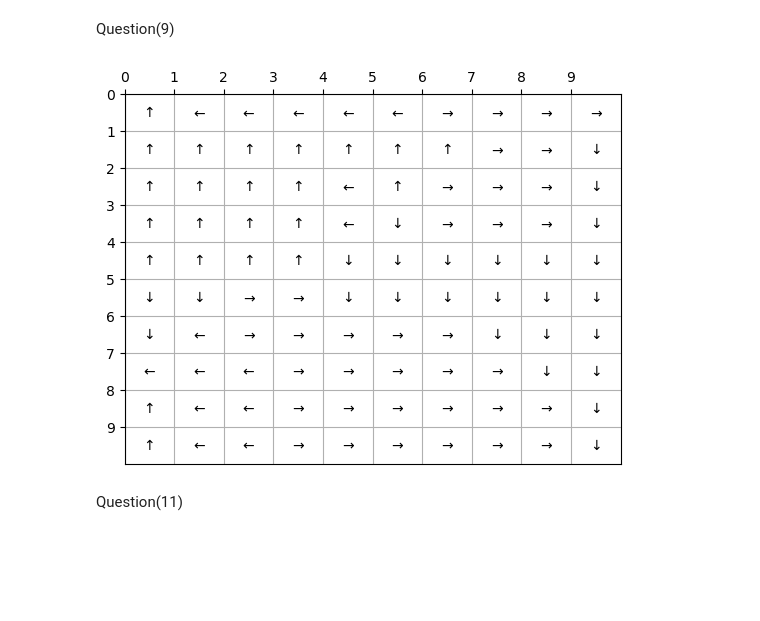
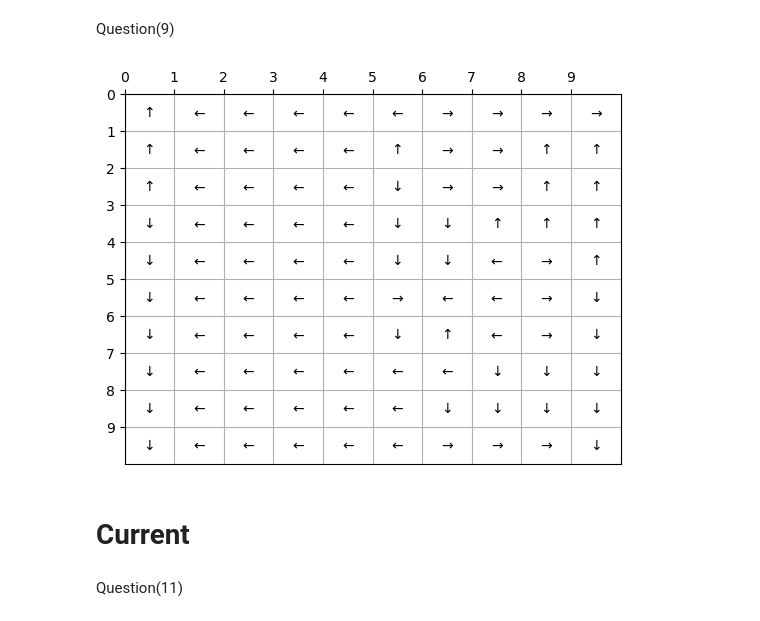
Before and after one commit to hershey890/ece232e, a Jupyter notebook: ece232proj3.ipynb, the cells around one changed output. Saved outputs shown, nothing was run; the diff lists cells and outputs as text; code cells hidden in the pictures; blank space fills up the shorter version.

```diff
--- a/ece232proj3.ipynb
+++ b/ece232proj3.ipynb
@@ -427,10 +469,12 @@ agent.plot_arrow()
 # %% [markdown]
 Question(9)
 # %%
-gw = Gridworld(grid_size=10, wind=0.6, discount=0.8, reward_function=1)
+gw = Gridworld(grid_size=10, wind=0.6, discount=0.8, reward_function=2)
 agent = Agent(gw)
 agent.plot_arrow()
 # %% [output]
-[figure, old version]
+[figure, new version]
+# %% [markdown]
+# Current
 # %% [markdown]
 Question(11)
```
Also changed, not shown: parts of 32 cells of this notebook.
